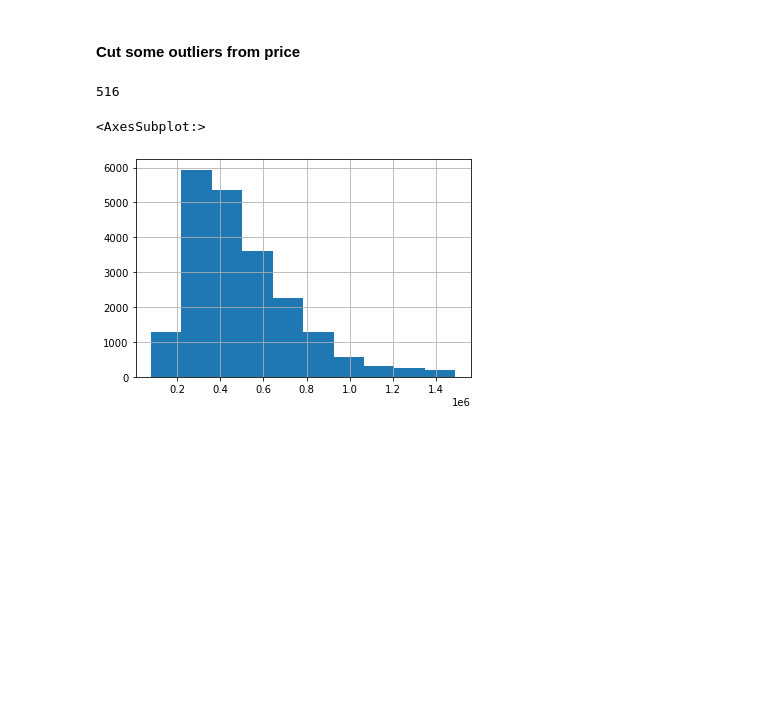
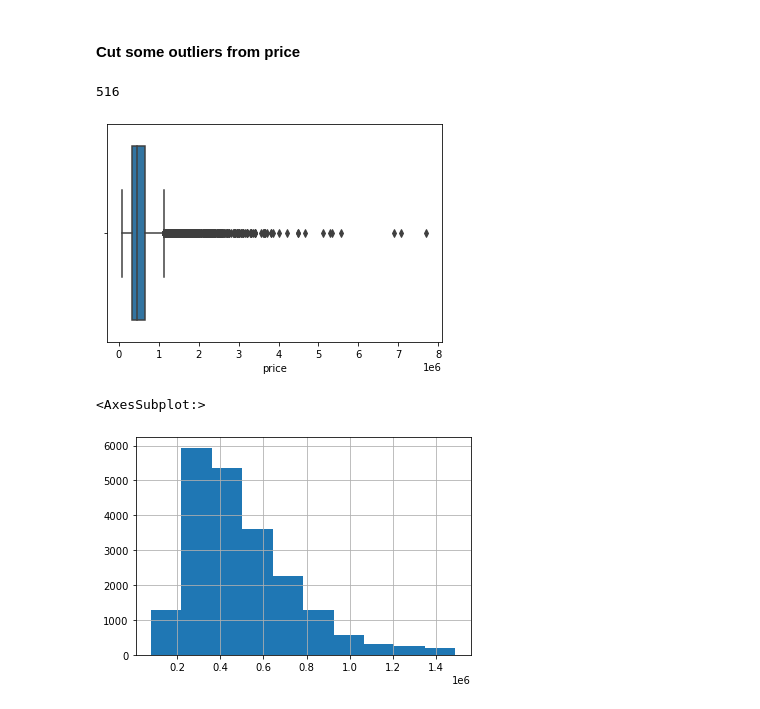
Before and after one commit to RipPhillip/dsc-phase-2-project, a Jupyter notebook: student.ipynb, the cells around one changed output. Drawn from its saved outputs; the diff is of its cells as text; code cells hidden in the pictures; blank space fills up the shorter version.

```diff
--- a/student.ipynb
+++ b/student.ipynb
@@ -258,6 +259,12 @@ df = df.drop(index=15856, axis=0)
 len(df[df['price'] > 1500000])
 # %% [output]
 516
+# %%
+sns.boxplot(df['price'])
+
+plt.savefig("price_outliers.png")
+# %% [output]
+[figure, added]
 # %%
 # Drop the houses priced over 1,500,000.. because there aren't many
 df = df[df['price'] < 1500000]
```
Also changed, not shown: parts of 30 cells of this notebook, 22 other files.
